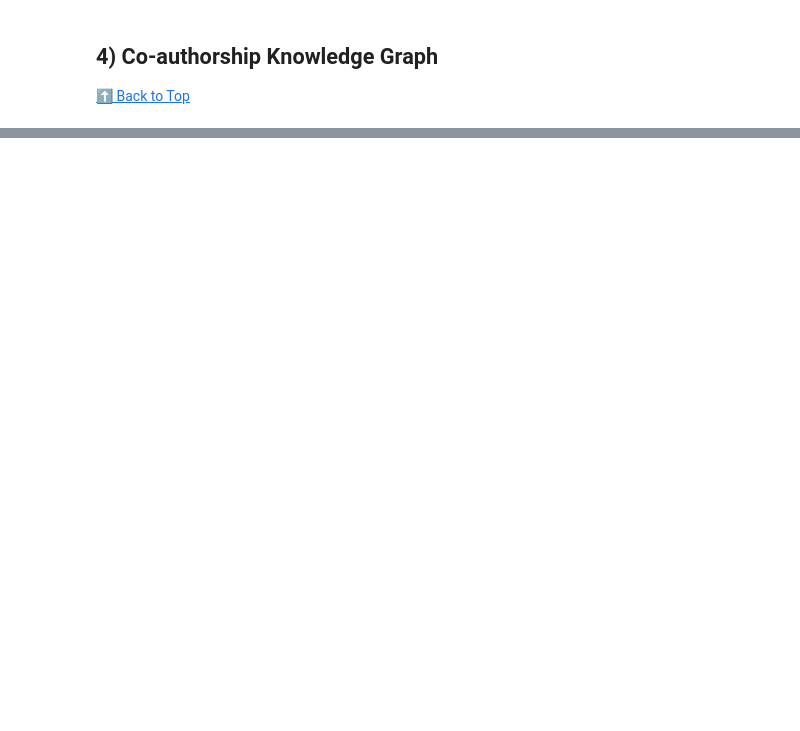
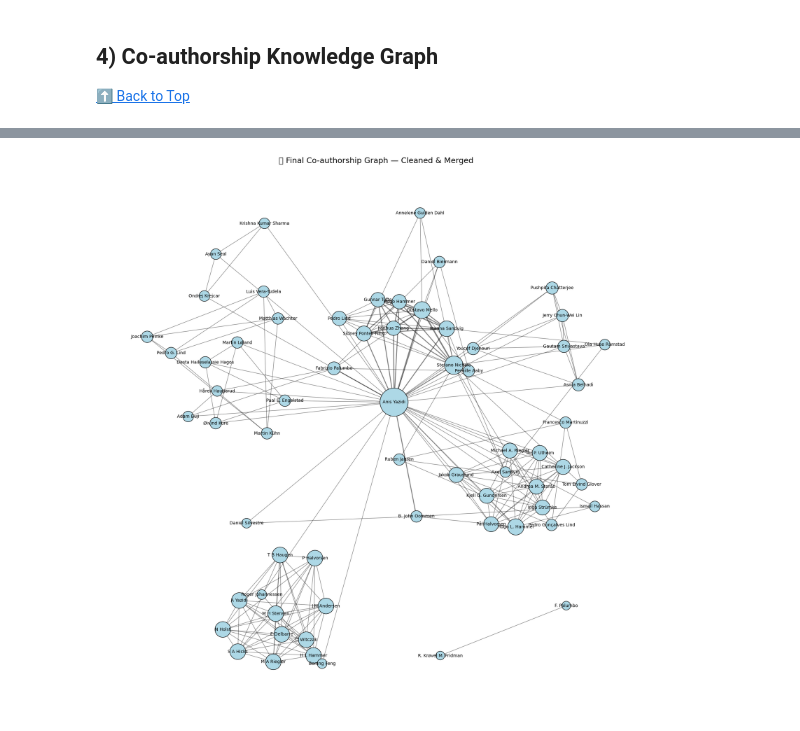
Before and after one commit to celilan/master-thesis, a Jupyter notebook: notebooks/eda.ipynb, the cells around one changed output, grey strips where cells are left out. Saved outputs shown, nothing was run; the diff lists cells and outputs as text; code cells hidden in the pictures; blank space fills up the shorter version.

Commit message:
Last commit of the day

```diff
--- a/notebooks/eda.ipynb
+++ b/notebooks/eda.ipynb
@@ -149,70 +197,39 @@ df['normalized_authors'] = df['cleaned_authors'].apply(normalize_authors)
-# %%
-def merge_variants(authors):
-    """
-    Merge name variants using a mix of fuzzy initials + last name,
-    plus manual aliasing for known cases like 'Gustavo Mello'.
-    """
-    merged = []
-    for name in authors:
-        name_clean = name.lower().strip()
-        parts = name_clean.split()
-
-        # fuzzy key: first initial + last name
-        if len(parts) > 1:
-            fuzzy_key = f"{parts[0][0]}_{parts[-1]}"
-        else:
-            fuzzy_key = name_clean
-
-        # manual fix for Gustavo Mello variants
-        if ("gustavo" in name_clean and "mello" in name_clean) or name_clean in [
-            "mello", "g. mello", "g. b. m. mello", "gustavo b. m.",
-            "gustavo borges mello", "gustavo moreno mello",
-            "gustavo borges moreno e.", "gustavo borges moreno e. mello"
-        ]:
-            canonical = "Gustavo Mello"
-
-        else:
-            # choose name from longest in fuzzy group
-            existing = [a for a in authors if a.lower().startswith(parts[0][0]) and a.lower().endswith(parts[-1])]
-            canonical = max(existing, key=len) if existing else name
-
-        merged.append(canonical)
-    return merged
-
-df['merged_authors'] = df['normalized_authors'].apply(merge_variants)
 # %%
+# build edges from co-authorship
 edges = []
-for authors in df['merged_authors']:
+for authors in df['cleaned_authors']:
     unique_authors = list(set(authors))
     edges += combinations(unique_authors, 2)
 
 # count co-authorship frequency
 edge_weights = Counter(edges)
 
-# build and visualize the graph
+# build graph
 G = nx.Graph()
 for (a1, a2), weight in edge_weights.items():
     G.add_edge(a1, a2, weight=weight)
 
-# draw the graph
+# draw graph
 plt.figure(figsize=(18, 18))
 pos = nx.spring_layout(G, k=0.7, seed=42)
 degrees = dict(G.degree())
 
 nx.draw_networkx_nodes(
     G, pos,
     node_size=[300 + degrees[n] * 100 for n in G.nodes],
     node_color='lightblue',
     edgecolors='black'
 )
 nx.draw_networkx_edges(
     G, pos,
     width=[G[u][v]['weight'] for u, v in G.edges],
     alpha=0.5
 )
 nx.draw_networkx_labels(G, pos, font_size=10)
 
 plt.title("🧹 Final Co-authorship Graph — Cleaned & Merged", fontsize=18)
 plt.axis('off')
 plt.tight_layout()
 plt.show()
+# %% [output]
+[figure, added]
```
Also changed, not shown: parts of 11 cells of this notebook, 3 other files.
